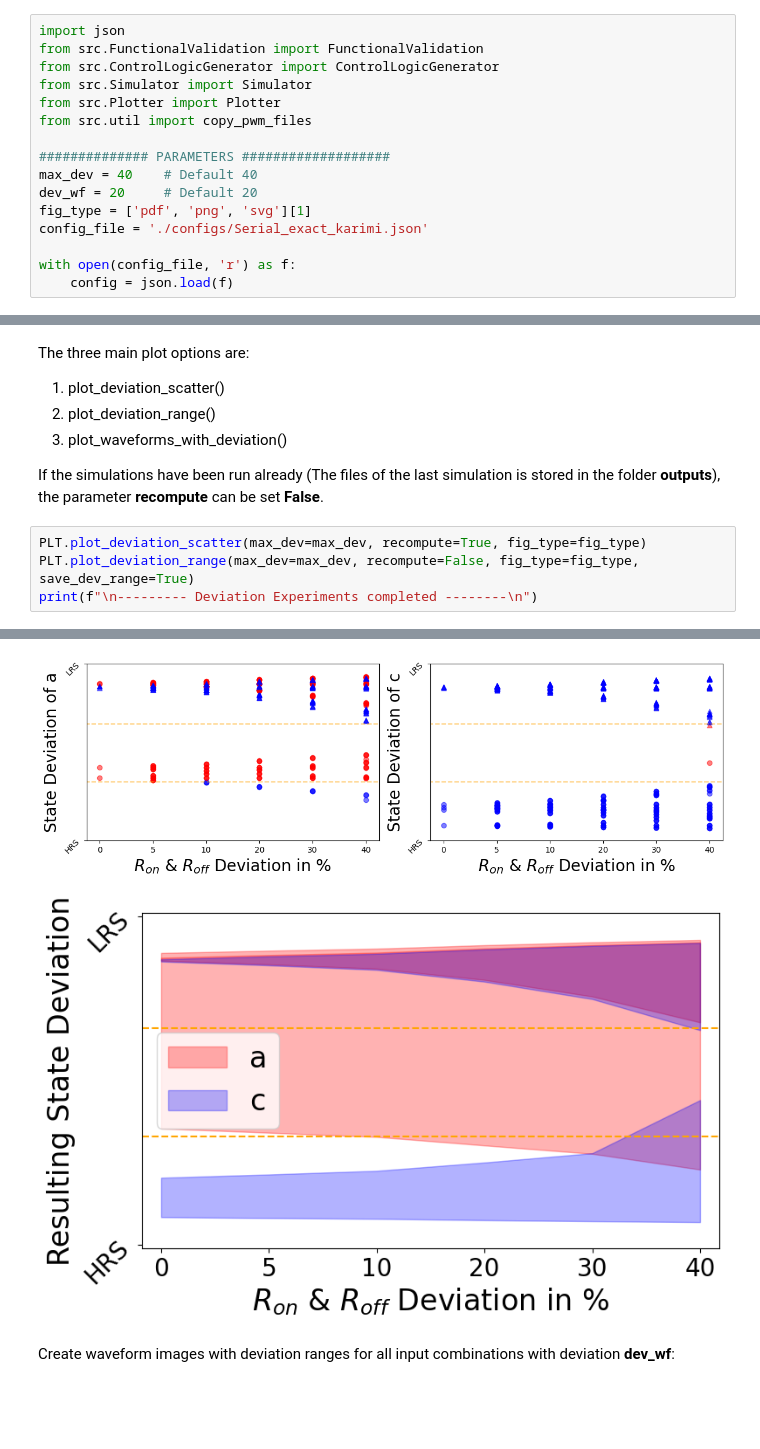
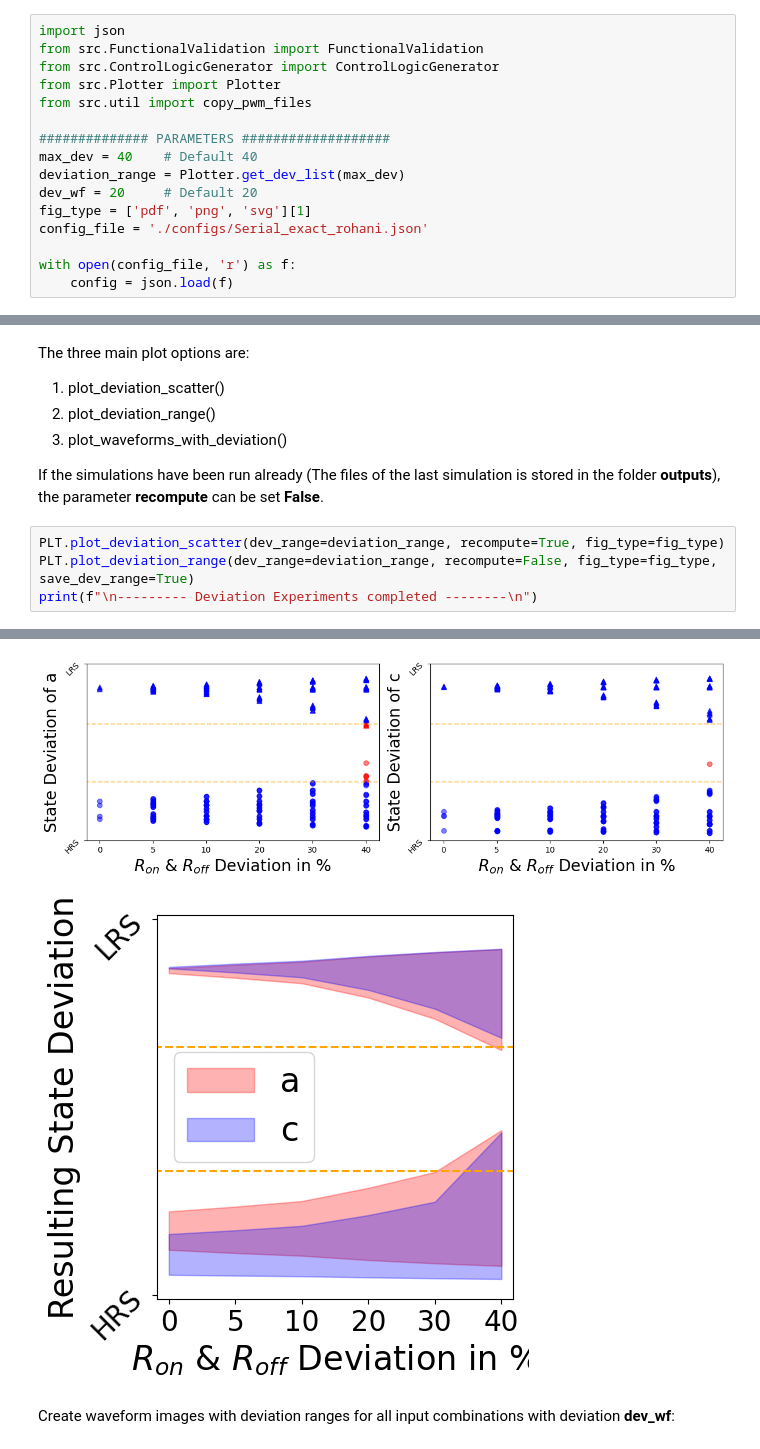
Before and after one commit to fabianseiler/ATOMIC, a Jupyter notebook: Pipeline.ipynb, the cells around one changed output, grey strips where cells are left out. Saved outputs shown, nothing was run; the diff lists cells and outputs as text; blank space fills up the shorter version.

```diff
--- a/Pipeline.ipynb
+++ b/Pipeline.ipynb
@@ -13,15 +13,15 @@ print(version('spicelib'))
 import json
 from src.FunctionalValidation import FunctionalValidation
 from src.ControlLogicGenerator import ControlLogicGenerator
-from src.Simulator import Simulator
 from src.Plotter import Plotter
 from src.util import copy_pwm_files
 
 ############## PARAMETERS ###################
 max_dev = 40    # Default 40
+deviation_range = Plotter.get_dev_list(max_dev)
 dev_wf = 20     # Default 20
 fig_type = ['pdf', 'png', 'svg'][1]
-config_file = './configs/Serial_exact_karimi.json'
+config_file = './configs/Serial_exact_rohani.json'
 
 with open(config_file, 'r') as f:
     config = json.load(f)
@@ -101,19 +97,19 @@ The three main plot options are:
 
 If the simulations have been run already (The files of the last simulation is stored in the folder **outputs**), the parameter **recompute** can be set **False**.
 # %%
-PLT.plot_deviation_scatter(max_dev=max_dev, recompute=True, fig_type=fig_type)
-PLT.plot_deviation_range(max_dev=max_dev, recompute=False, fig_type=fig_type, save_dev_range=True)
+PLT.plot_deviation_scatter(dev_range=deviation_range, recompute=True, fig_type=fig_type)
+PLT.plot_deviation_range(dev_range=deviation_range, recompute=False, fig_type=fig_type, save_dev_range=True)
 print(f"\n--------- Deviation Experiments completed --------\n")
 # %% [output]
 Calculating resistance deviation 0:
 Calculating resistance deviation 5:
 Calculating resistance deviation 10:
 Calculating resistance deviation 20:
 Calculating resistance deviation 30:
 Calculating resistance deviation 40:
 --------- Deviation Experiments completed --------
-[figure, old version]
+[figure, new version]
-[figure, old version]
+[figure, new version]
 # %% [markdown]
 Create waveform images with deviation ranges for all input combinations with deviation **dev_wf**:
 # %%
```
Also changed, not shown: parts of 6 cells of this notebook, 5 other files.
